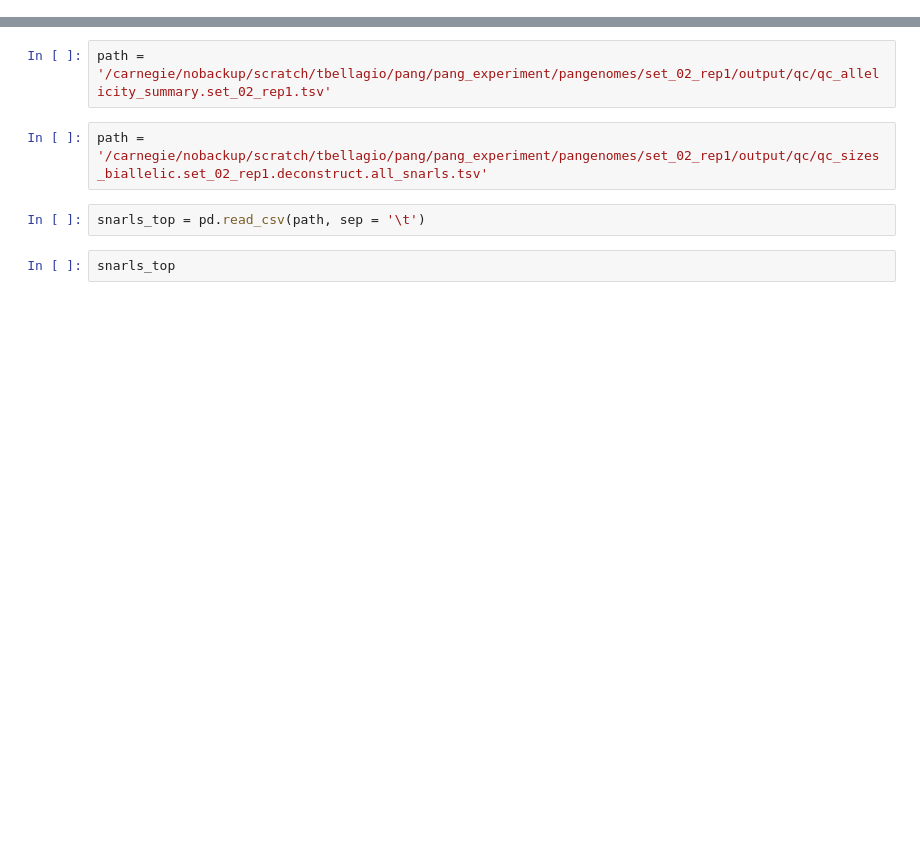
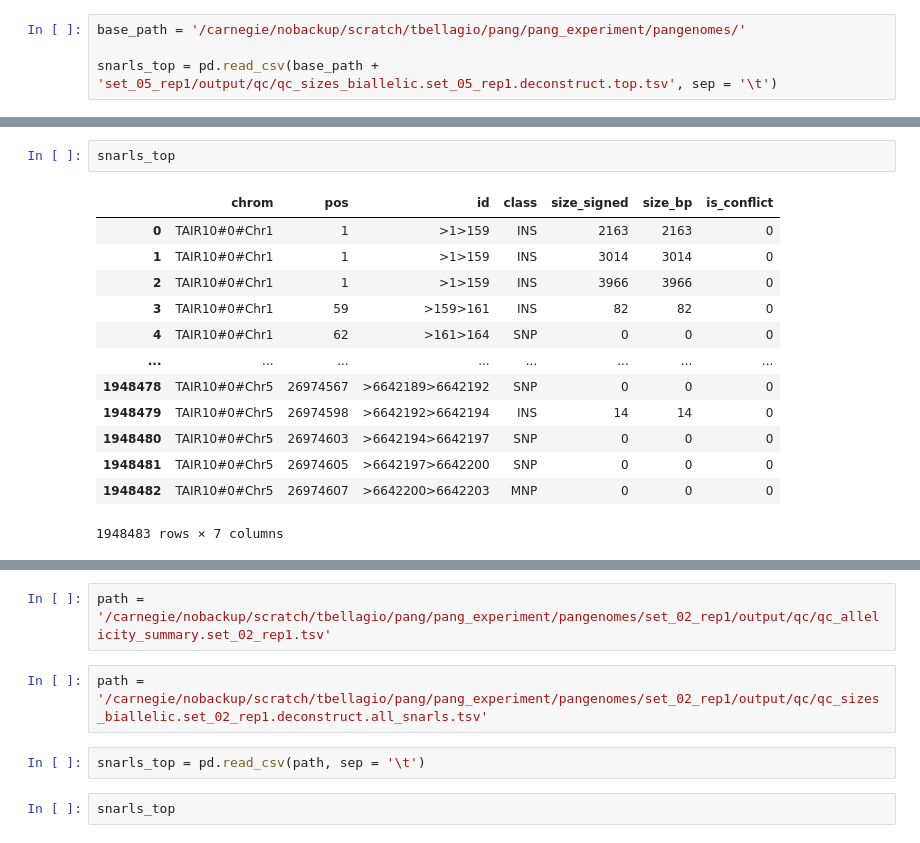
Before and after one commit to Tatianabellagio/pang, a Jupyter notebook: pang_experiment/summaries/snarl_quant.ipynb, the cells around one changed output, grey strips where cells are left out. Drawn from its saved outputs; the diff is of its cells as text; blank space fills up the shorter version.

```diff
--- a/pang_experiment/summaries/snarl_quant.ipynb
+++ b/pang_experiment/summaries/snarl_quant.ipynb
@@ -38,0 +73,4 @@ Found 1 qc_allelicity_summary files
+# %%
+base_path = '/carnegie/nobackup/scratch/tbellagio/pang/pang_experiment/pangenomes/'
+
+snarls_top = pd.read_csv(base_path + 'set_05_rep1/output/qc/qc_sizes_biallelic.set_05_rep1.deconstruct.top.tsv', sep = '\t')
@@ -38,0 +84,16 @@ Found 1 qc_allelicity_summary files
+# %%
+snarls_top
+# %% [output]
+|  | chrom | pos | id | class | size_signed | size_bp | is_conflict |
+| 0 | TAIR10#0#Chr1 | 1 | >1>159 | INS | 2163 | 2163 | 0 |
+| 1 | TAIR10#0#Chr1 | 1 | >1>159 | INS | 3014 | 3014 | 0 |
+| 2 | TAIR10#0#Chr1 | 1 | >1>159 | INS | 3966 | 3966 | 0 |
+| 3 | TAIR10#0#Chr1 | 59 | >159>161 | INS | 82 | 82 | 0 |
+| 4 | TAIR10#0#Chr1 | 62 | >161>164 | SNP | 0 | 0 | 0 |
+| ... | ... | ... | ... | ... | ... | ... | ... |
+| 1948478 | TAIR10#0#Chr5 | 26974567 | >6642189>6642192 | SNP | 0 | 0 | 0 |
+| 1948479 | TAIR10#0#Chr5 | 26974598 | >6642192>6642194 | INS | 14 | 14 | 0 |
+| 1948480 | TAIR10#0#Chr5 | 26974603 | >6642194>6642197 | SNP | 0 | 0 | 0 |
+| 1948481 | TAIR10#0#Chr5 | 26974605 | >6642197>6642200 | SNP | 0 | 0 | 0 |
+| 1948482 | TAIR10#0#Chr5 | 26974607 | >6642200>6642203 | MNP | 0 | 0 | 0 |
+1948483 rows × 7 columns
```
Also changed, not shown: parts of 21 cells of this notebook, 38 other files.
